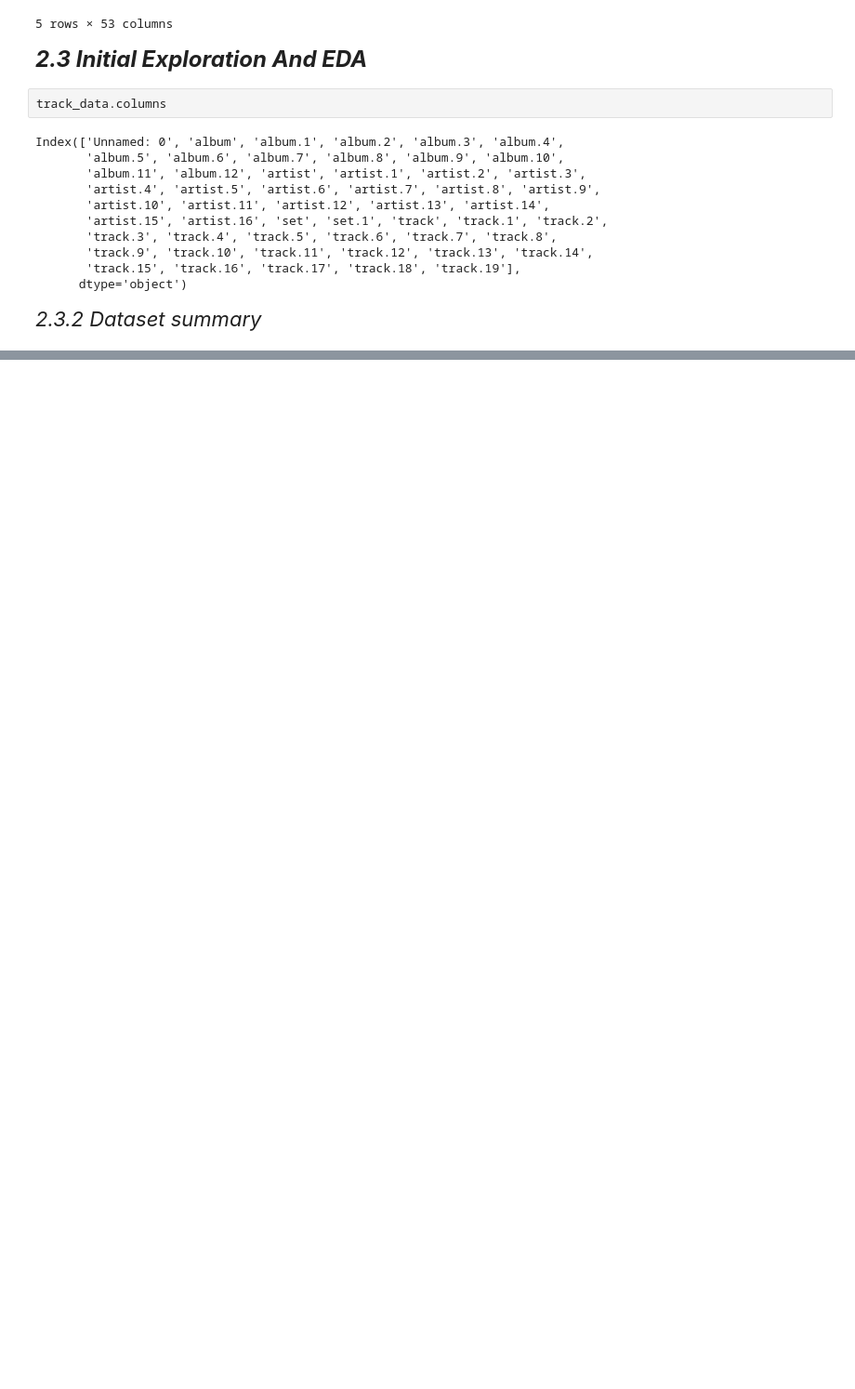
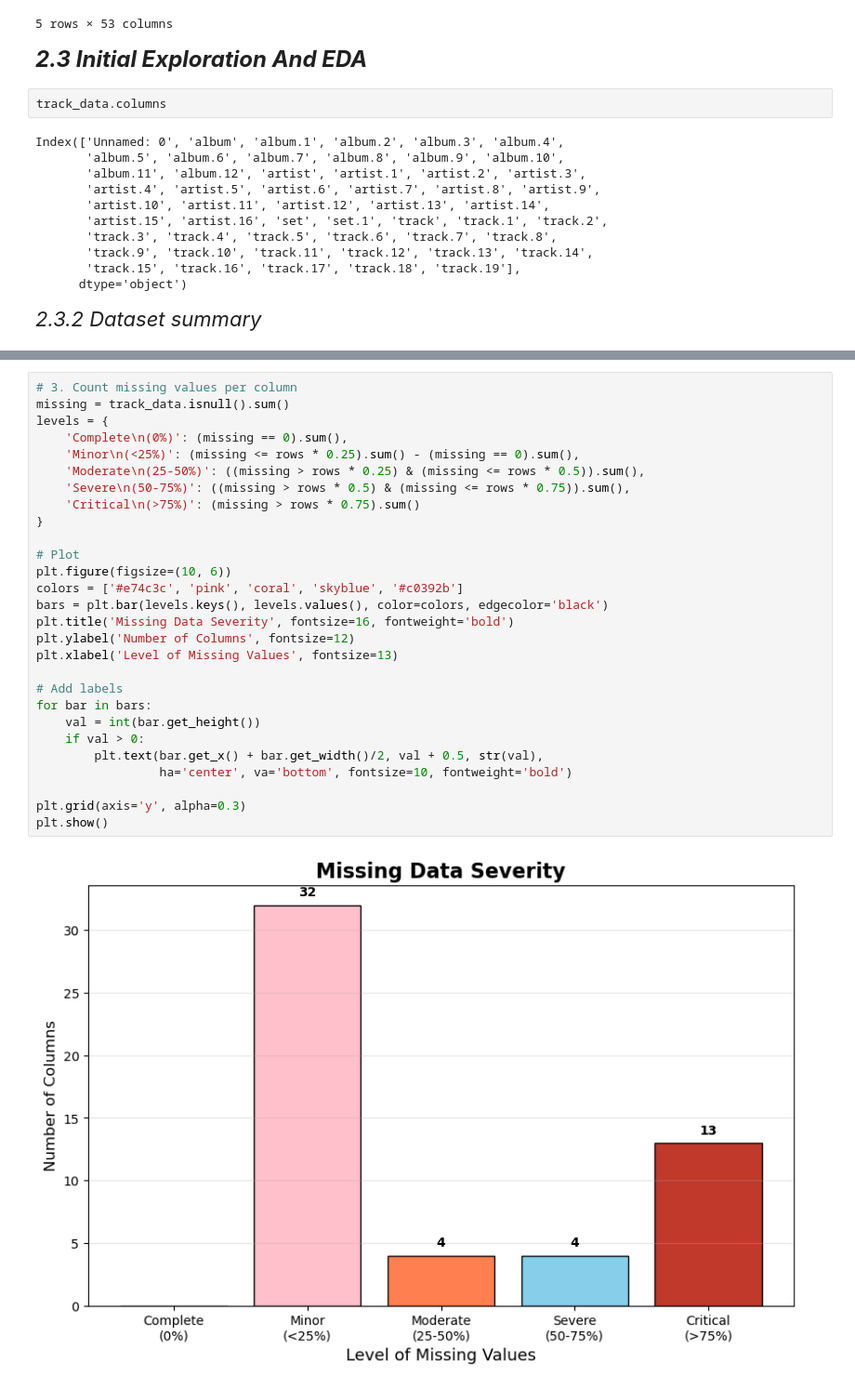
Before and after one commit to veenaledi/DS-Capstone-Project, a Jupyter notebook: Music.ipynb, the cells around one changed output, grey strips where cells are left out. Shown at 93% size. Cells and saved outputs as stored; diff of their text form; blank space fills up the shorter version.

```diff
--- a/Music.ipynb
+++ b/Music.ipynb
@@ -114,0 +183,30 @@ Index(['Unnamed: 0', 'album', 'album.1', 'album.2', 'album.3', 'album.4',
+# %%
+# 3. Count missing values per column
+missing = track_data.isnull().sum()
+levels = {
+    'Complete\n(0%)': (missing == 0).sum(),
+    'Minor\n(<25%)': (missing <= rows * 0.25).sum() - (missing == 0).sum(),
+    'Moderate\n(25-50%)': ((missing > rows * 0.25) & (missing <= rows * 0.5)).sum(),
+    'Severe\n(50-75%)': ((missing > rows * 0.5) & (missing <= rows * 0.75)).sum(),
+    'Critical\n(>75%)': (missing > rows * 0.75).sum()
+}
+
+# Plot
+plt.figure(figsize=(10, 6))
+colors = ['#e74c3c', 'pink', 'coral', 'skyblue', '#c0392b']
+bars = plt.bar(levels.keys(), levels.values(), color=colors, edgecolor='black')
+plt.title('Missing Data Severity', fontsize=16, fontweight='bold')
+plt.ylabel('Number of Columns', fontsize=12)
+plt.xlabel('Level of Missing Values', fontsize=13)
+
+# Add labels
+for bar in bars:
+    val = int(bar.get_height())
+    if val > 0:
+        plt.text(bar.get_x() + bar.get_width()/2, val + 0.5, str(val),
+                 ha='center', va='bottom', fontsize=10, fontweight='bold')
+
+plt.grid(axis='y', alpha=0.3)
+plt.show()
+# %% [output]
+[figure, added]
```
Also changed, not shown: parts of 2 cells of this notebook.
